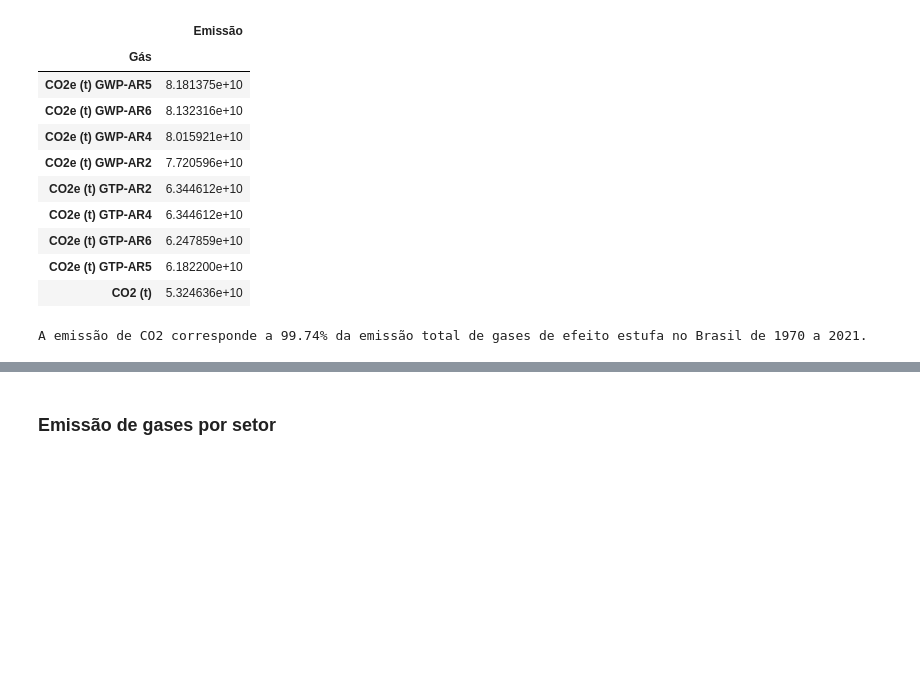
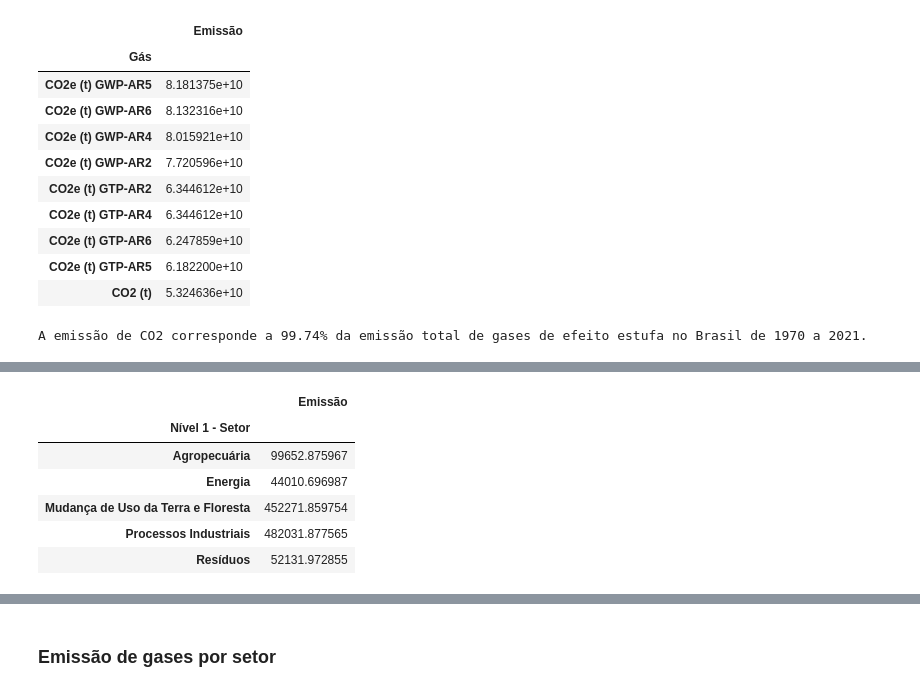
Before and after one commit to profmatheuspassos/curso-alura-pandas-selecionando-agrupando-dados, a Jupyter notebook: pandas_selecao_e_agrupamento.ipynb, the cells around one changed output, grey strips where cells are left out. Cells and saved outputs as stored; diff of their text form; code cells hidden in the pictures; blank space fills up the shorter version.

```diff
--- a/pandas_selecao_e_agrupamento.ipynb
+++ b/pandas_selecao_e_agrupamento.ipynb
@@ -493,0 +552,11 @@ A emissão de CO2 corresponde a 99.74% da emissão total de gases de efeito estu
+# %%
+# Questão 3 - Minha versão
+emissoes_por_ano.groupby("Nível 1 - Setor")[["Emissão"]].mean(2021)
+# %% [output]
+|  | Emissão |
+| Nível 1 - Setor |  |
+| Agropecuária | 99652.875967 |
+| Energia | 44010.696987 |
+| Mudança de Uso da Terra e Floresta | 452271.859754 |
+| Processos Industriais | 482031.877565 |
+| Resíduos | 52131.972855 |
```
Also changed, not shown: parts of 9 cells of this notebook.
